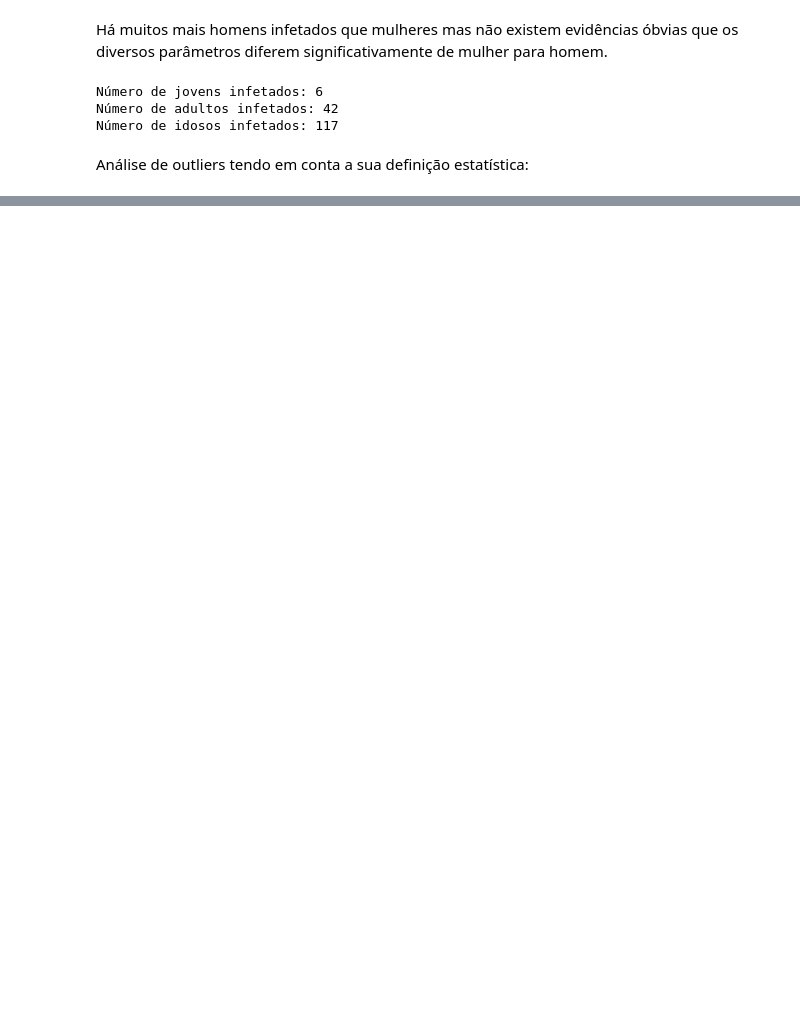
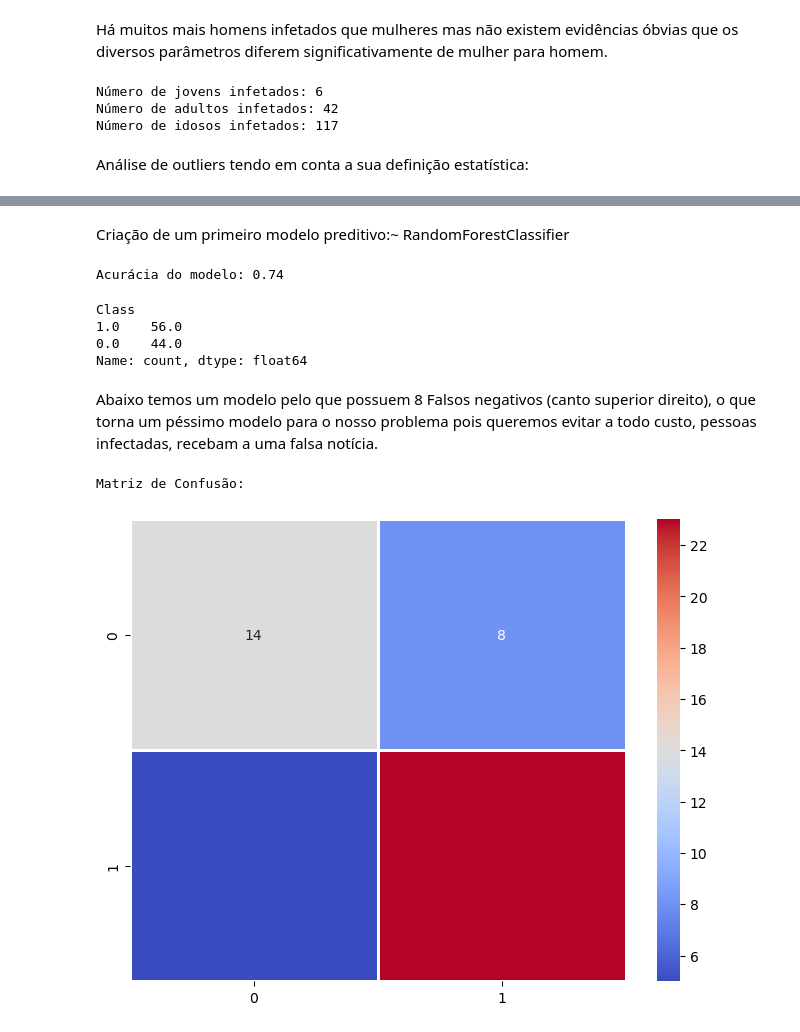
Before and after one commit to abrunhosa16/data_science_project_eicd, a Jupyter notebook: main.ipynb, the cells around one changed output, grey strips where cells are left out. Drawn from its saved outputs; the diff is of its cells as text; code cells hidden in the pictures; blank space fills up the shorter version.

Commit message:
Um pequeno teste de como será estruturado nosso problema

```diff
--- a/main.ipynb
+++ b/main.ipynb
@@ -122,0 +129,5 @@ Número de mulheres infetadas: 32
+# %%
+df = pd.get_dummies(df, columns=['Gender'], dtype=float)
+df = pd.get_dummies(df, columns=['Class'], dtype=float, drop_first=True).rename(columns={"Class_Lives": "Class"})
+pd.set_option('display.max_columns', None)
+df
@@ -184,0 +262,7 @@ Number of outliers: 2
+# %%
+median_values = df[continuous_features].median()
+mode_values = df[categorical_features].mode()
+
+df[categorical_features] = df[categorical_features].fillna(mode_values)
+df[continuous_features] = df[continuous_features].fillna(median_values)
+df.isnull().sum()
@@ -184,0 +287,3 @@ Number of outliers: 2
+# %% [markdown]
+Criação de um primeiro modelo preditivo:~
+RandomForestClassifier
@@ -184,0 +297,49 @@ Number of outliers: 2
+# %%
+X = df.drop('Class', axis=1)
+y = df['Class']
+X_train, X_test, y_train, y_test = train_test_split(X, y, test_size=0.3, random_state=42)
+
+# Escolha do modelo e treinamento
+model = RandomForestClassifier(n_estimators=100, random_state=42)
+model.fit(X_train, y_train)
+
+# Avaliação do modelo
+y_pred = model.predict(X_test)
+accuracy = accuracy_score(y_test, y_pred)
+print("Acurácia do modelo:", accuracy)
+# %% [output]
+Acurácia do modelo: 0.74
+# %%
+# test the proportion of each origina class in the datasets
+y_train.value_counts() / len(y_train) * 100
+y_test.value_counts() / len(y_test) * 100
+# %% [output]
+Class
+1.0    56.0
+0.0    44.0
+Name: count, dtype: float64
+# %% [markdown]
+Abaixo temos um modelo pelo que possuem 8 Falsos negativos (canto superior direito), o que torna um péssimo modelo para o nosso problema pois queremos evitar a todo custo, pessoas infectadas, recebam a uma falsa notícia.
+# %%
+from sklearn.metrics import confusion_matrix
+
+# Calcular a matriz de confusão
+conf_matrix = confusion_matrix(y_test, y_pred)
+
+import matplotlib.pyplot as plt
+
+# Calcular a matriz de confusão
+conf_matrix = confusion_matrix(y_test, y_pred)
+print("Matriz de Confusão:")
+
+# Plotar o heatmap
+plt.figure(figsize=(8, 6))
+# Criando o heatmap
+sn.heatmap(conf_matrix, cmap='coolwarm', annot=True, linewidth=1, fmt='d')
+plt.show()
+
+
+# Exibir a matriz de confusão
+# %% [output]
+Matriz de Confusão:
+[figure, added]
```
Also changed, not shown: parts of 15 cells of this notebook.
